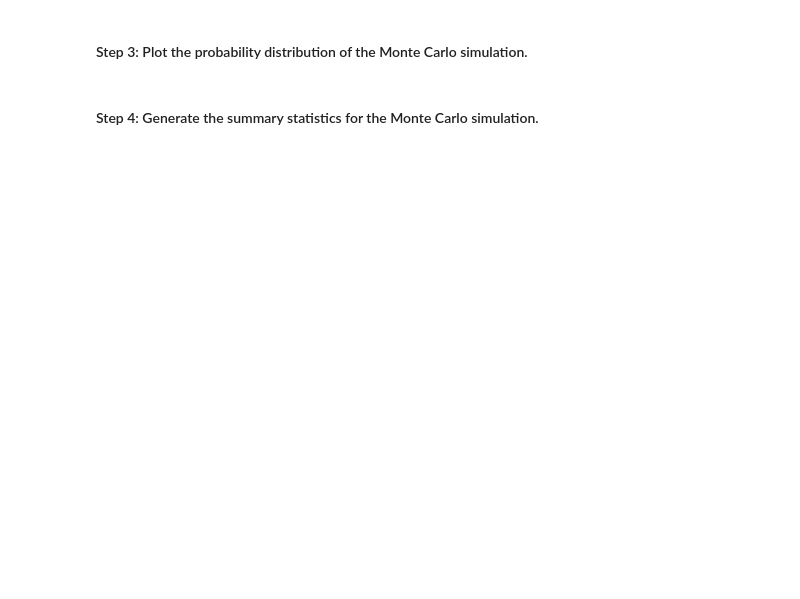
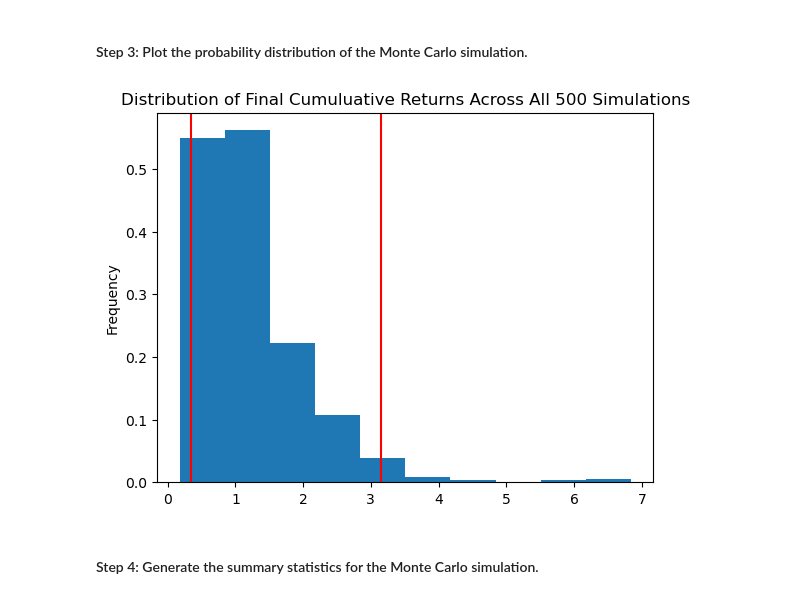
Before and after one commit to BorisDudkin/FinTech_Module5_Financial_Planner, a Jupyter notebook: financial_planning_tools.ipynb, the cells around one changed output. Cells and saved outputs as stored; diff of their text form; code cells hidden in the pictures; blank space fills up the shorter version.

```diff
--- a/financial_planning_tools.ipynb
+++ b/financial_planning_tools.ipynb
@@ -460,7 +527,12 @@ end_date = pd.Timestamp("2022-12-30", tz="America/New_York").isoformat()
 # %%
 # Visualize the probability distribution of the 30-year Monte Carlo simulation
 # by plotting a histogram
-# YOUR CODE HERE
+MC_sim_dist_plot = MC_30year.plot_distribution()
+
+# Save the plot for future use
+MC_sim_dist_plot.get_figure().savefig('MC_30year_dist_plot.png',bbox_inches='tight')
+# %% [output]
+[figure, added]
 # %% [markdown]
 #### Step 4: Generate the summary statistics for the Monte Carlo simulation.
 # %%
```
Also changed, not shown: parts of 17 cells of this notebook, 4 other files.
